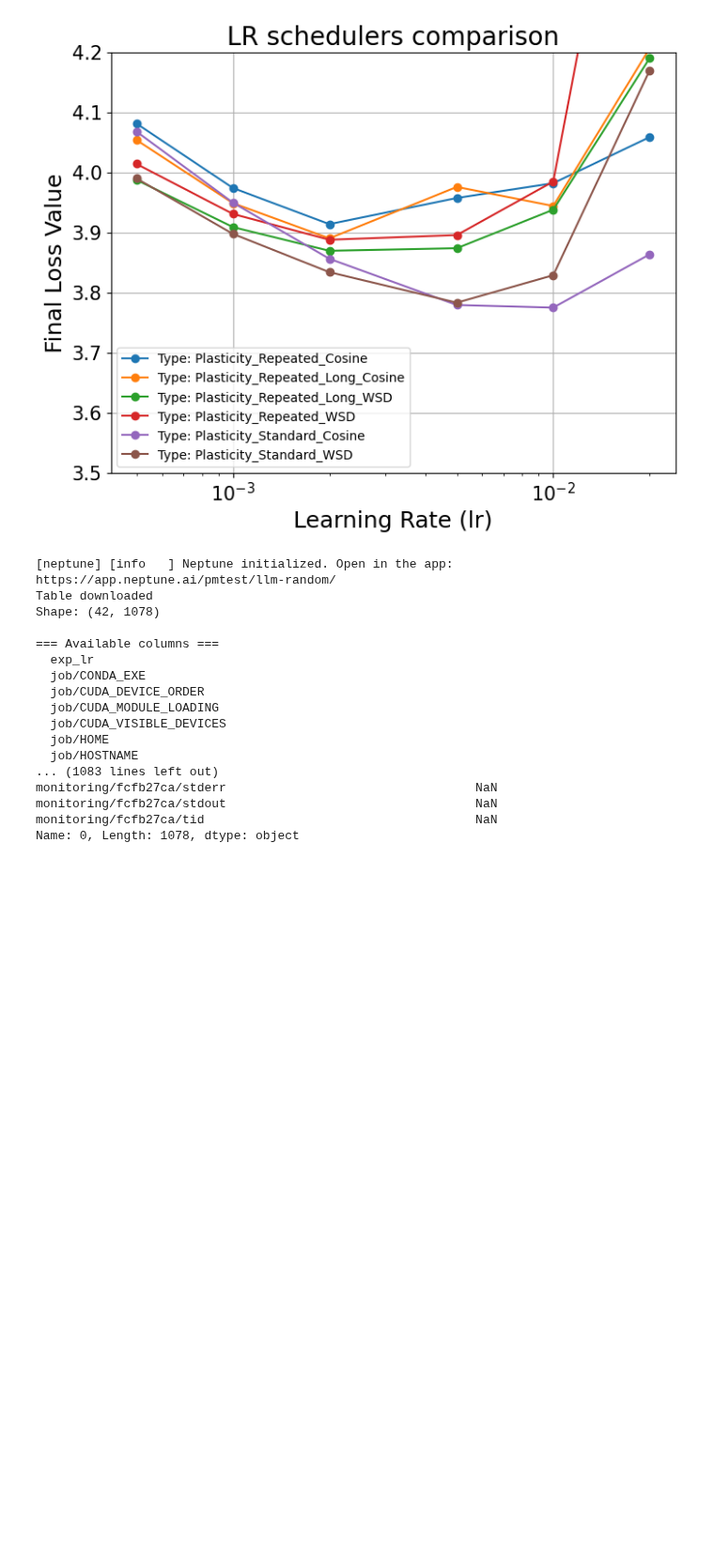
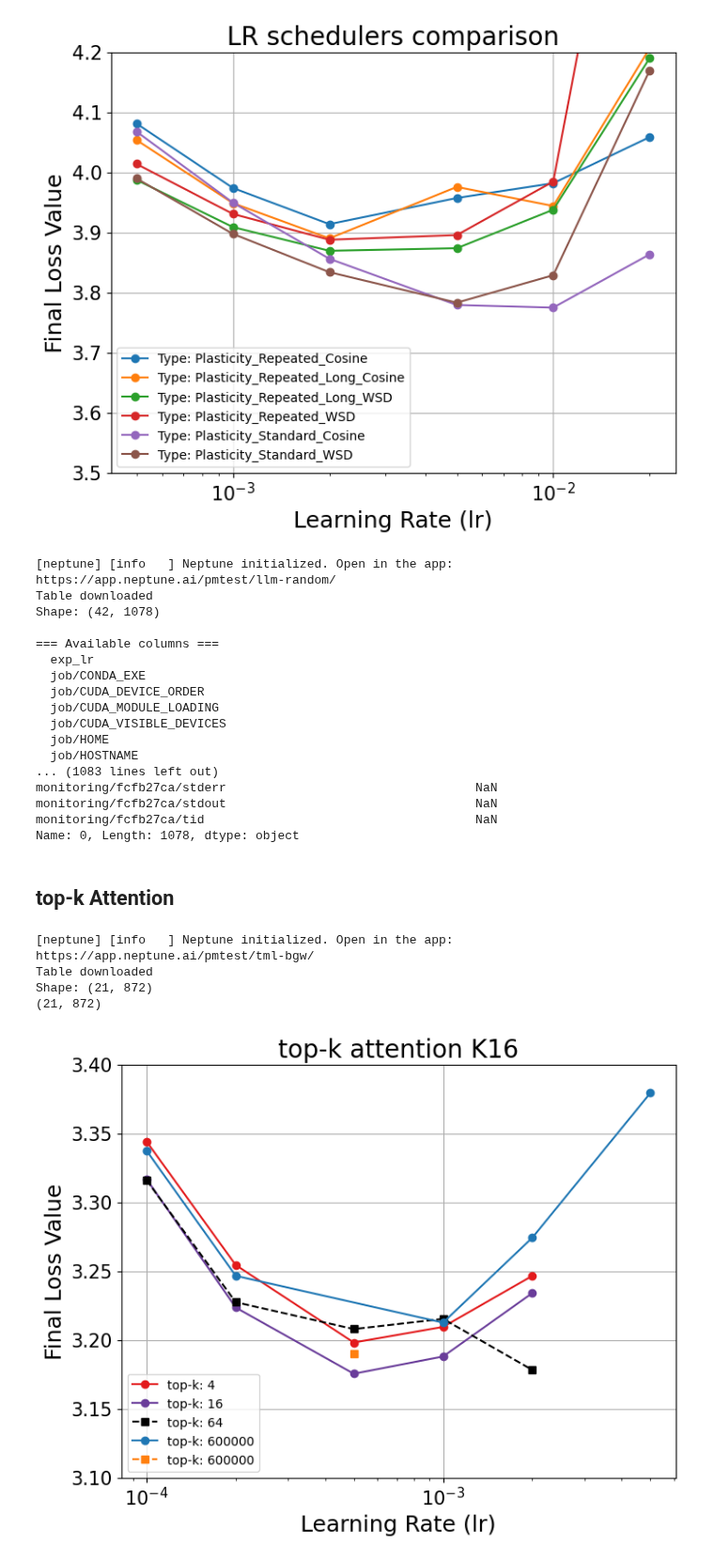
Before and after one commit to llm-random/nano, a Jupyter notebook: jupyter_notebooks/polts.ipynb, the cells around one changed output. Shown at 94% size. Saved outputs shown, nothing was run; the diff lists cells and outputs as text; code cells hidden in the pictures; blank space fills up the shorter version.

```diff
--- a/jupyter_notebooks/polts.ipynb
+++ b/jupyter_notebooks/polts.ipynb
@@ -107,6 +107,8 @@ def plot_loss_vs_lr(runs_table, ylim=None, title=None, figsize=(10, 6), ax=None,
             variable_label = "Number of experts:"
         elif main_varible == "job_config/common/granularity":
             variable_label = "Granularity:"
+        elif main_varible == "job_config/model/encoder/block_fn/attention_fn/top_k":
+            variable_label = "top-k:"
         else:
             variable_label = "Type:"
 
@@ -197,7 +199,7 @@ def get_final_loss_values(runs_table, main_variable="job_config/common/dmodel"):
 # %% [markdown]
 ## Neptune
 # %%
-def get_neptune_table(tags, negative_tags=None, columns=None, print_columns=False):
+def get_neptune_table(tags, project="pmtest/llm-random", negative_tags=None, columns=None, print_columns=False):
     """
     Fetches a Neptune runs table filtered by tags and returns it as a pandas DataFrame.
 
@@ -213,7 +215,7 @@ def get_neptune_table(tags, negative_tags=None, columns=None, print_columns=Fals
 
     # Initialize the Neptune project
     project = neptune.init_project(
-        project="pmtest/llm-random",
+        project=project,
         mode="read-only",
         api_token=os.environ["NEPTUNE_API_TOKEN"],
     )
@@ -287,3 +289,21 @@ monitoring/fcfb27ca/stderr                                  NaN
 monitoring/fcfb27ca/stdout                                  NaN
 monitoring/fcfb27ca/tid                                     NaN
 Name: 0, Length: 1078, dtype: object
+# %% [markdown]
+## top-k Attention
+# %%
+fig, axes = plt.subplots(1, 1, figsize=(8, 6))
+
+# tags = ["muP_MoE", "muTransfer", "lr_grid_dense_fixed", "with_mup"]
+tags = ["top_k_attention", "n_layers=16"]
+negative_tags = ["unfinished"]
+
+df = get_neptune_table(tags, negative_tags=negative_tags, project="pmtest/tml-bgw")
+print(df.shape)
+plot_loss_vs_lr(df, (3.1, 3.4), figsize=(6, 6), title="top-k attention K16", ax=axes, main_varible='job_config/model/encoder/block_fn/attention_fn/top_k', ax_labels_font=18, tick_font=15, title_font=20)
+# %% [output]
+[neptune] [info   ] Neptune initialized. Open in the app: https://app.neptune.ai/pmtest/tml-bgw/
+Table downloaded
+Shape: (21, 872)
+(21, 872)
+[figure, added]
```
Also changed, not shown: 3 other files.
